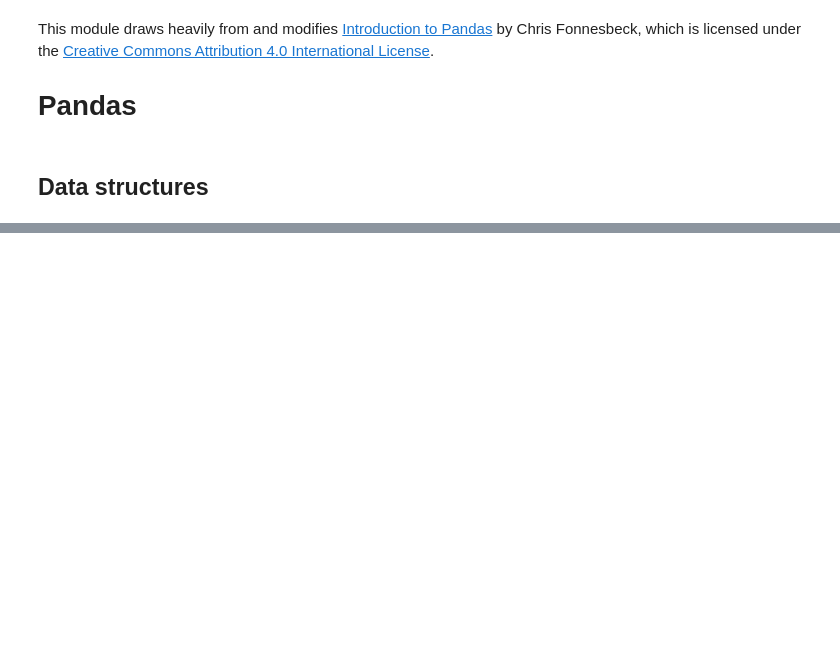
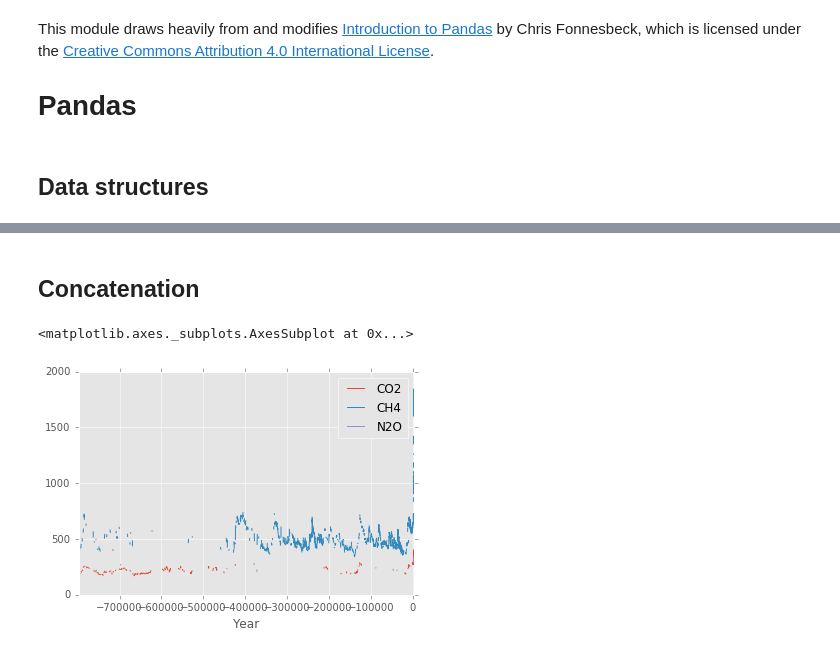
Before and after one commit to swcarpentry/python-second-language, a Jupyter notebook: code/pandas.ipynb, the cells around one changed output, grey strips where cells are left out. Drawn from its saved outputs; the diff is of its cells as text; code cells hidden in the pictures; blank space fills up the shorter version.

```diff
--- a/code/pandas.ipynb
+++ b/code/pandas.ipynb
@@ -76,0 +102,14 @@ FIXME - get some real data
+# %% [markdown]
+## Concatenation
+# %%
+co2.mean(axis=1)
+ch4 = pd.read_csv("../data/atmo_CH4.csv", index_col = "Year")
+n2o = pd.read_csv("../data/atmo_N2O.csv", index_col = "Year")
+
+# Concat
+summary = pd.concat([chem.mean(axis=1) for chem in [co2, ch4, n2o]], axis=1)
+summary.columns = ["CO2", "CH4", "N2O"]
+summary.plot()
+# %% [output]
+<matplotlib.axes._subplots.AxesSubplot at 0x...>
+[figure, added]
```
Also changed, not shown: parts of 8 cells of this notebook, 6 other files.
